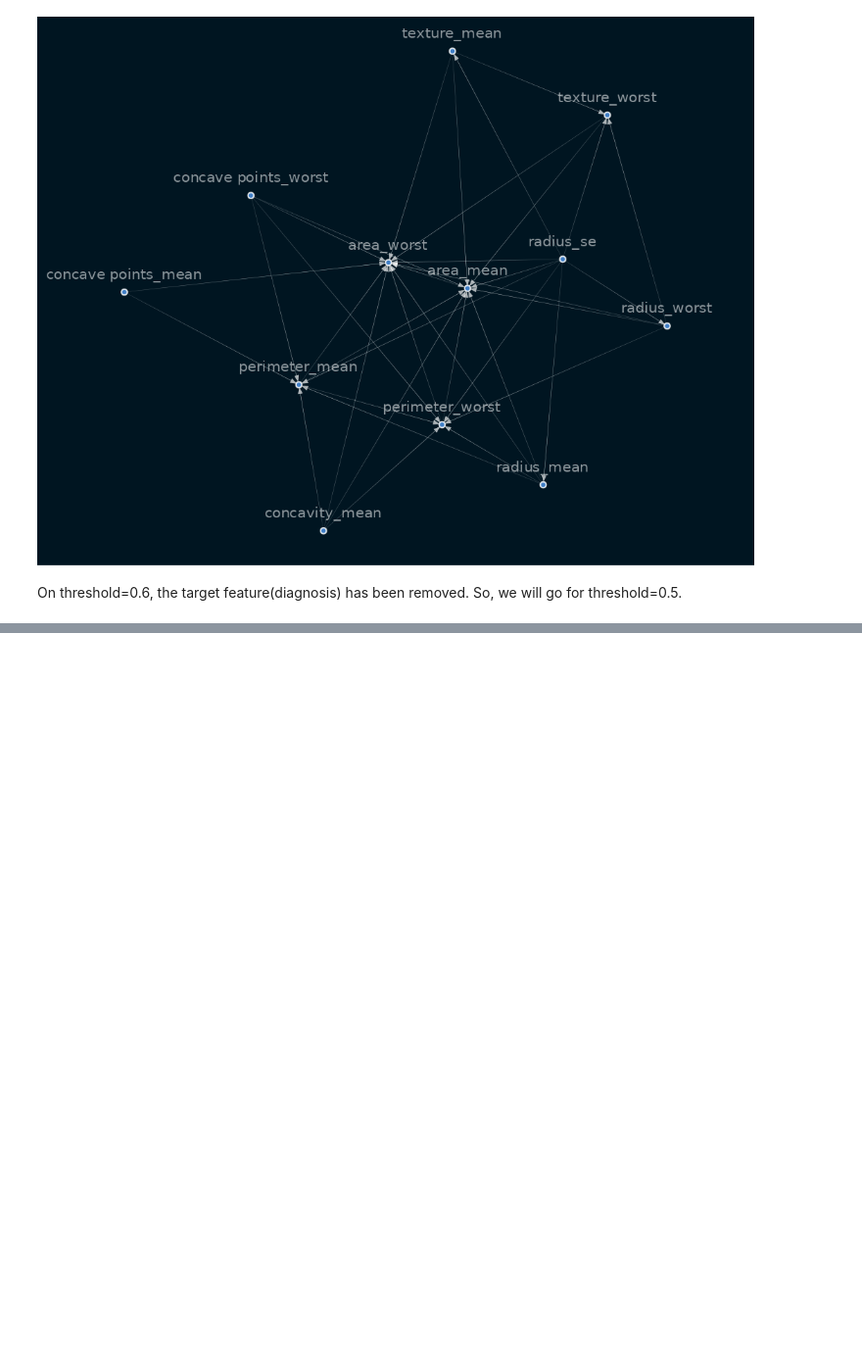
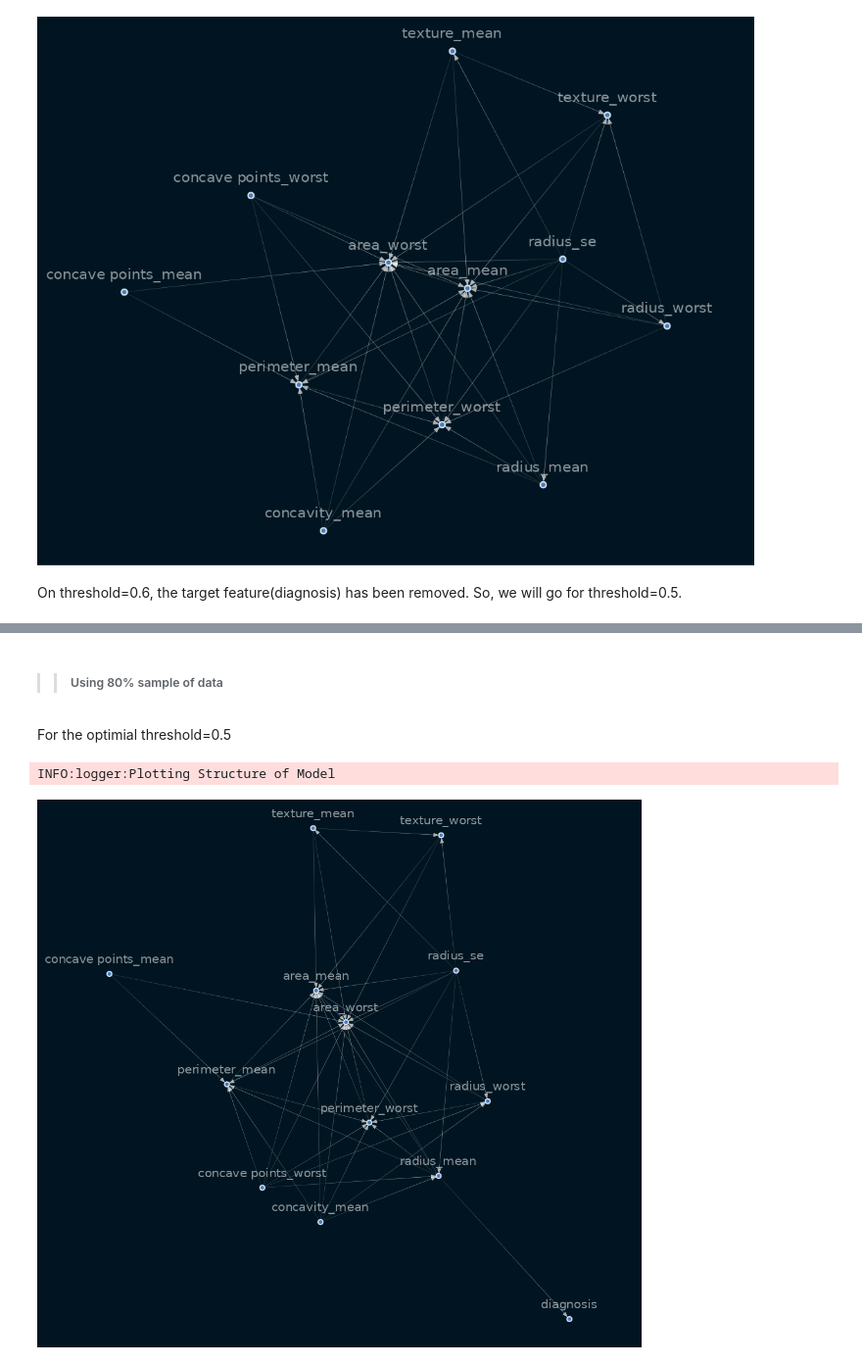
Before and after one commit to jedisam/Causal_inference, a Jupyter notebook: notebooks/causality.ipynb, the cells around one changed output, grey strips where cells are left out. Shown at 98% size. Cells and saved outputs as stored; diff of their text form; code cells hidden in the pictures; blank space fills up the shorter version.

```diff
--- a/notebooks/causality.ipynb
+++ b/notebooks/causality.ipynb
@@ -266,0 +200,12 @@ G
+# %% [markdown]
+>> ##### Using 80% sample of data
+# %%
+sample_80 = sel_feat.sample(frac=0.8, random_state=42)
+sm_80 = from_pandas(sample_80, tabu_parent_nodes=['diagnosis'])
+# %% [markdown]
+For the optimial threshold=0.5
+# %%
+causal.plot_structure_model(sm_80, threshold=0.5)
+# %% [output]
+INFO:logger:Plotting Structure of Model
+[figure, added]
```
Also changed, not shown: parts of 47 cells of this notebook.
